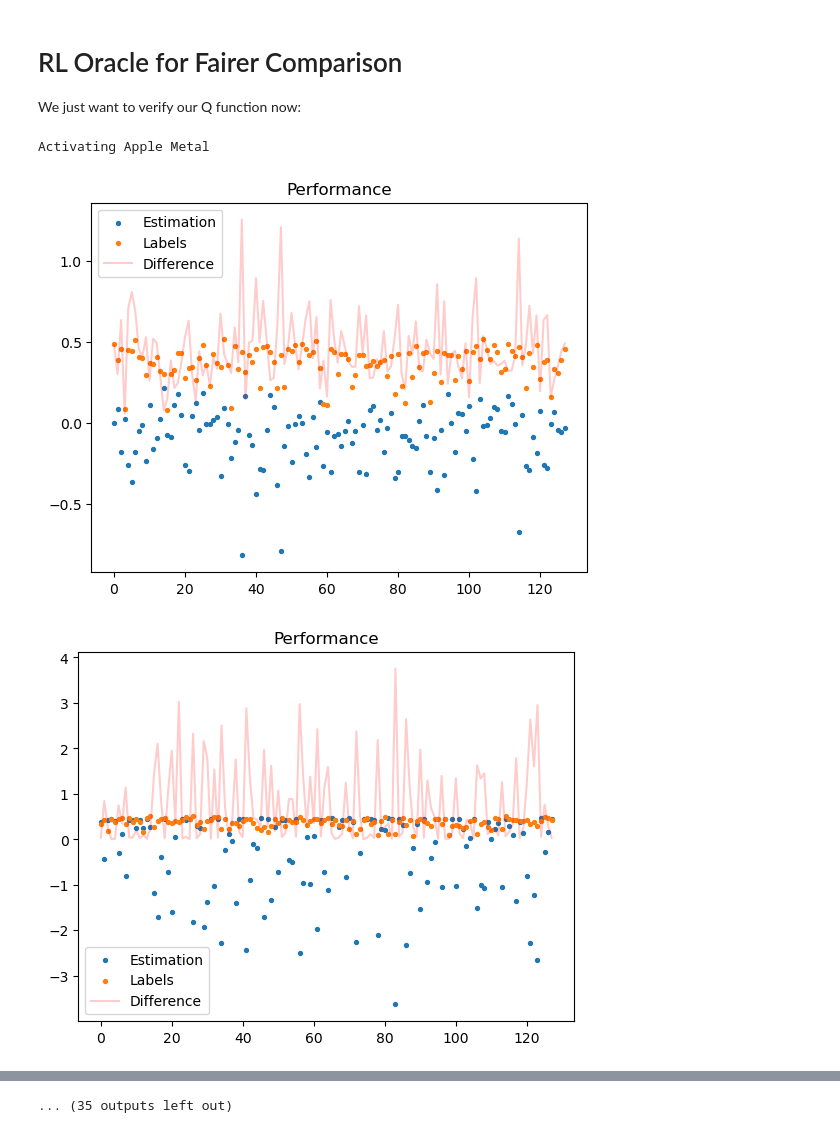
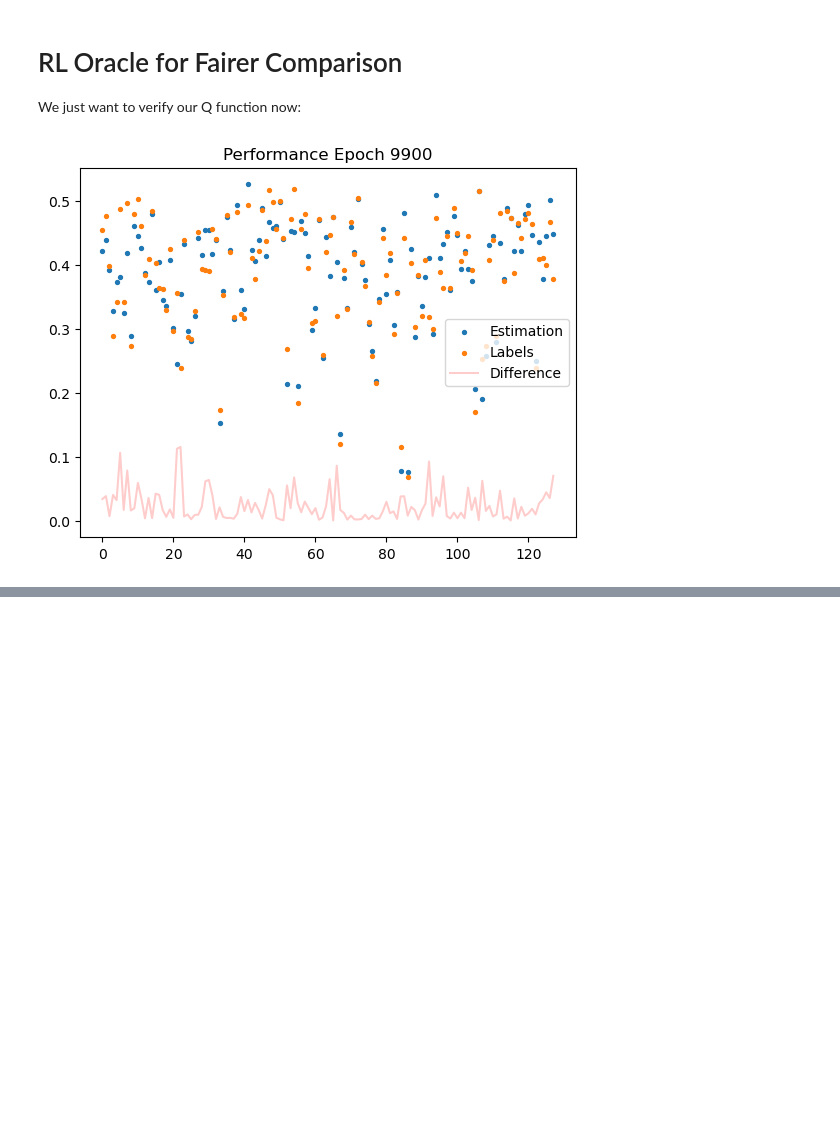
Before and after one commit to ottersome/RL_SamplingRate, a Jupyter notebook: more_complex.ipynb, the cells around one changed output, grey strips where cells are left out. Cells and saved outputs as stored; diff of their text form; code cells hidden in the pictures; blank space fills up the shorter version.

```diff
--- a/more_complex.ipynb
+++ b/more_complex.ipynb
@@ -35,10 +36,10 @@ importlib.reload(sp_sims.detectors.pearsonneyman)
 # We may change args here:
 class Args:
   xres = 100
-  length = 10000# Number of transitions in continuous chain
+  #length = 10000# Number of transitions in continuous chain
   state_limit = 1#Inclusive
   init_state = 0
-  num_samples = 2
+  num_samples = 5
   detection_guesses =1000
 args = Args()
 # %%
@@ -115,7 +116,8 @@ last_times  = []
 true_values = np.random.choice(2,args.detection_guesses)
 # Generate The Tapes
 for i in range(args.detection_guesses):
-    roe = RaceOfExponentials(args.length,rates[true_values[i]],state_limit=args.state_limit)
+    #roe = RaceOfExponentials(args.length,rates[true_values[i]],state_limit=args.state_limit)
+    roe = RaceOfExponentials(args.num_samples*(1/samp_rates[0]), rates[true_values[i]],max_state=1)# TODO Remove that hardcoded 1
     #roe = GeneralEmbeddedMarkC(args.length,matrices[true_values[i]])
     holdTimes_tape, state_tape = roe.generate_history(args.init_state)
     hts.append(holdTimes_tape)
@@ -147,7 +149,7 @@ num_steps = args.num_samples
 states = np.arange(num_states)
 probs = []
 tot_calcs = 0
-if(num_steps < 5 or args.state_limit >= 7): # Will crash memory
+if(num_steps < 6 or args.state_limit >= 7): # Will crash memory
     paths = np.array(list(product(states, repeat=num_steps-1)))
     paths = np.concatenate([np.repeat([[0]],repeats=paths.shape[0], axis=0), paths], axis=1)
     # Sum them up and that should be your probability
@@ -350,8 +366,8 @@ class Args2:
   init_state = 0
   num_samples =5
   batch_size =128
-  poptimizer_lr = 1e-2
-  coptimizer_lr = 1e-2
+  poptimizer_lr = 1e-4
+  coptimizer_lr = 1e-4
   clipping_limit = 16 # Sampling rate no Bigger than this.
   num_epochs = 10000
   num_replay_samples = 1 # How many batches do we sample at a time to learn
@@ -410,15 +426,15 @@ poptimizer = optim.Adam(policy.parameters(), lr = args2.poptimizer_lr)
 coptimizer = optim.Adam(critic.parameters(), lr = args2.coptimizer_lr)
 
 # Open Replay Buffer File
-existed = os.path.exists('./ReplayBuffer//buffer0.pkl')
-buffer_file = open('./ReplayBuffer/buffer0.pkl','wb')
-if not existed:
-    rbuffer = ReplayBuffer(256,args2.batch_size, args2.length,args2.state_limit+1)
-else:
-    rbuffer = pickle.load(buffer_file)
+existed = os.path.exists('./ReplayBuffer/buffer_len{}.pkl'.format(args.num_samples))
+buffer_file = open('./ReplayBuffer/buffer_len{}.pkl'.format(args.num_samples),'rb')
+rbuffer = ReplayBuffer(sampbudget=args.num_samples)
+if existed:
+    print('Found Previous Buffer, Now Loading...')
+    rbuffer.memory = pickle.load(buffer_file)
 
 
-populate_replay_buffer(rbuffer,args2.batch_size)
+#populate_replay_buffer(rbuffer,args2.batch_size)
 
 # We have Enough Data to Start Sampling and Exploring With
 epochs = tqdm(range(args2.num_epochs),leave=True)
@@ -430,6 +446,7 @@ q_losscrit = nn.MSELoss()
 p_losscrit = PolicyLoss()
 
 for e in epochs:
+    clear_output(wait=True)
     poptimizer.zero_grad()
     coptimizer.zero_grad()
     ########################################
@@ -437,7 +454,7 @@ for e in epochs:
     ########################################
     # This loop will generate paths with the existing policy
     # Sample Transitions used for learnign
-    states, actions, rewards = rbuffer.sample()
+    states, actions, rewards = rbuffer.sample(128)
     states = states.to(device)
     actions = actions.to(device)
     rewards = rewards.to(device)
@@ -475,38 +492,36 @@ for e in epochs:
         val_srate.append(float(policy(validation_input).squeeze(-1).item()))
     policy.train()
 
     # Lets check performance
-    if e % 10 == 0:
+    if e % 100 == 0:
         plt.clf()
         val = critic(states,actions).cpu().detach()
         plt.scatter(range(128), val, label='Estimation',s=8)
         plt.scatter(range(128), y.cpu(), label='Labels',s=8)
         plt.plot(range(128), np.abs(val-y.cpu()), label='Difference', color='red',alpha=0.2)
-        plt.title('Performance')
+        plt.title('Performance Epoch '+str(e))
         plt.legend()
         plt.show()
 
     # Lets look at the weights acrooss the network
     epoch_description = ""
 
     for name, param in critic.named_parameters():
         epoch_description += "Parameter {} norm is {:.3f}\n".format(name, torch.norm(param)**2)
 
     epoch_description += 'Val Samp Rate {}, Loss_Q {} and loss_P {}'.format(val_srate[-1], np.mean(qlosses), np.mean(plosses))
 
     epochs.set_description(epoch_description)
 
     ## Prep for Next Iteration
     # Keep On Adding More Stuff to buffer to learn from
     #add_actions_to_buffer(rbuffer, states.cpu(), actions.cpu())
 
     # Don't over populate the buffer
-    if np.random.choice([0,1],1,p=[0.15,0.85]) == 0:
-        populate_replay_buffer(rbuffer, int(0.25*args2.batch_size))
-        pickle.dump(rbuffer, buffer_file, protocol=pickle.HIGHEST_PROTOCOL)
+    #if np.random.choice([0,1],1,p=[0.15,0.85]) == 0:
+    #    populate_replay_buffer(rbuffer, int(0.25*args2.batch_size))
+    #    pickle.dump(rbuffer, buffer_file, protocol=pickle.HIGHEST_PROTOCOL)
     #populate_replay_buffer(rbuffer, args2.batch_size)
 buffer_file.close()
 # %% [output]
-Activating Apple Metal
-[figure, old version]
+[figure, new version]
-[figure, removed]
@@ -522,4 +528,3 @@ Activating Apple Metal
-... (35 outputs left out)
 # %%
 critic.eval()
 fig = plt.figure(figsize=(12,6))
```
Also changed, not shown: parts of 8 cells of this notebook, 2 other files.
